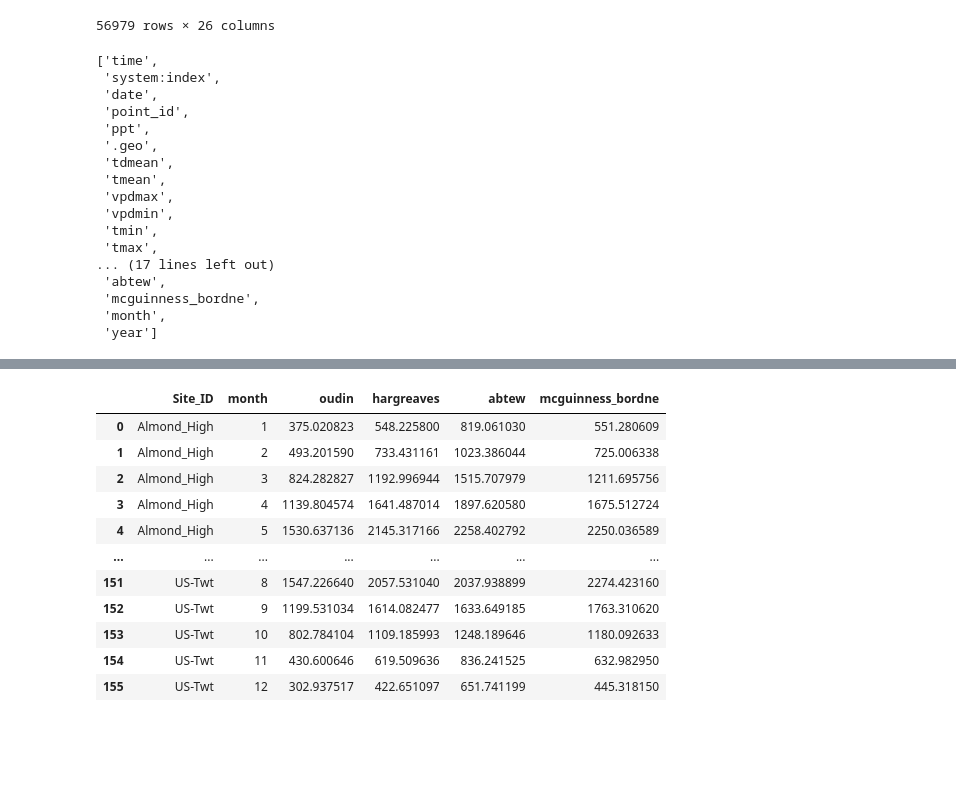
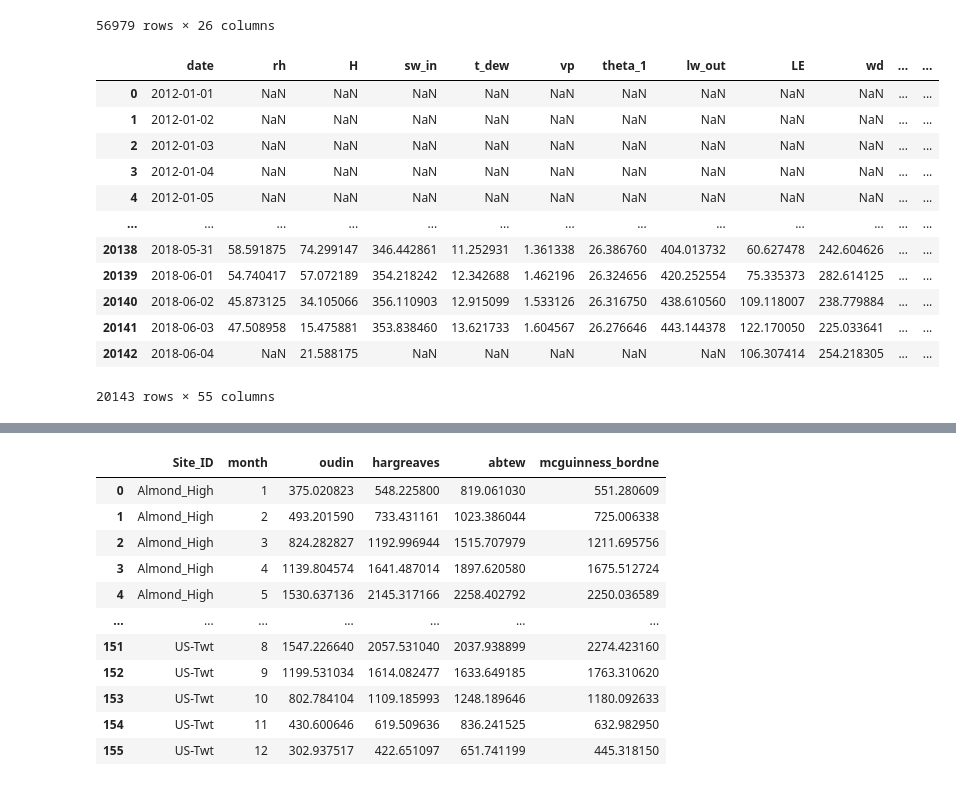
Before and after one commit to mahdi98mnm/download_PRISM_data, a Jupyter notebook: PRISM_tmin_stable_4kmD2_20160612_nc/calculate_ETo.ipynb, the cells around one changed output, grey strips where cells are left out. Cells and saved outputs as stored; diff of their text form; code cells hidden in the pictures; blank space fills up the shorter version.

```diff
--- a/PRISM_tmin_stable_4kmD2_20160612_nc/calculate_ETo.ipynb
+++ b/PRISM_tmin_stable_4kmD2_20160612_nc/calculate_ETo.ipynb
@@ -296,23 +307,35 @@ prism_data_daily["mcguinness_bordne"] = pyet.mcguinness_bordne(
 #     lat = prism_data_daily["latitude_in_radian"]
 # )
 prism_data_daily = prism_data_daily.reset_index()
-# %%
-prism_data_daily.columns.values.tolist()
-# %% [output]
-['time',
- 'system:index',
- 'date',
- 'point_id',
- 'ppt',
- '.geo',
- 'tdmean',
- 'tmean',
- 'vpdmax',
- 'vpdmin',
- 'tmin',
- 'tmax',
-... (17 lines left out)
- 'abtew',
- 'mcguinness_bordne',
- 'month',
- 'year']
+# %%
+# Specify the directory path and file pattern
+
+file_path = '/content/drive/MyDrive/EC_Tower/stations/*.csv'
+csv_files = glob.glob(file_path)
+
+dfs = []
+
+for file in csv_files:
+
+    ts_data = pd.read_csv(file)
+
+    ts_data["Site_ID"] = file.removesuffix("_daily_data.csv")[41:]
+
+    dfs.append(ts_data)
+
+merged_df = pd.concat(dfs, ignore_index=True)
+merged_df
+# %% [output]
+|  | date | rh | H | sw_in | t_dew | vp | theta_1 | lw_out | LE | wd | ... | ... |
+| 0 | 2012-01-01 | NaN | NaN | NaN | NaN | NaN | NaN | NaN | NaN | NaN | ... | ... |
+| 1 | 2012-01-02 | NaN | NaN | NaN | NaN | NaN | NaN | NaN | NaN | NaN | ... | ... |
+| 2 | 2012-01-03 | NaN | NaN | NaN | NaN | NaN | NaN | NaN | NaN | NaN | ... | ... |
+| 3 | 2012-01-04 | NaN | NaN | NaN | NaN | NaN | NaN | NaN | NaN | NaN | ... | ... |
+| 4 | 2012-01-05 | NaN | NaN | NaN | NaN | NaN | NaN | NaN | NaN | NaN | ... | ... |
+| ... | ... | ... | ... | ... | ... | ... | ... | ... | ... | ... | ... | ... |
+| 20138 | 2018-05-31 | 58.591875 | 74.299147 | 346.442861 | 11.252931 | 1.361338 | 26.386760 | 404.013732 | 60.627478 | 242.604626 | ... | ... |
+| 20139 | 2018-06-01 | 54.740417 | 57.072189 | 354.218242 | 12.342688 | 1.462196 | 26.324656 | 420.252554 | 75.335373 | 282.614125 | ... | ... |
+| 20140 | 2018-06-02 | 45.873125 | 34.105066 | 356.110903 | 12.915099 | 1.533126 | 26.316750 | 438.610560 | 109.118007 | 238.779884 | ... | ... |
+| 20141 | 2018-06-03 | 47.508958 | 15.475881 | 353.838460 | 13.621733 | 1.604567 | 26.276646 | 443.144378 | 122.170050 | 225.033641 | ... | ... |
+| 20142 | 2018-06-04 | NaN | 21.588175 | NaN | NaN | NaN | NaN | NaN | 106.307414 | 254.218305 | ... | ... |
+20143 rows × 55 columns
```
Also changed, not shown: parts of 12 cells of this notebook.
